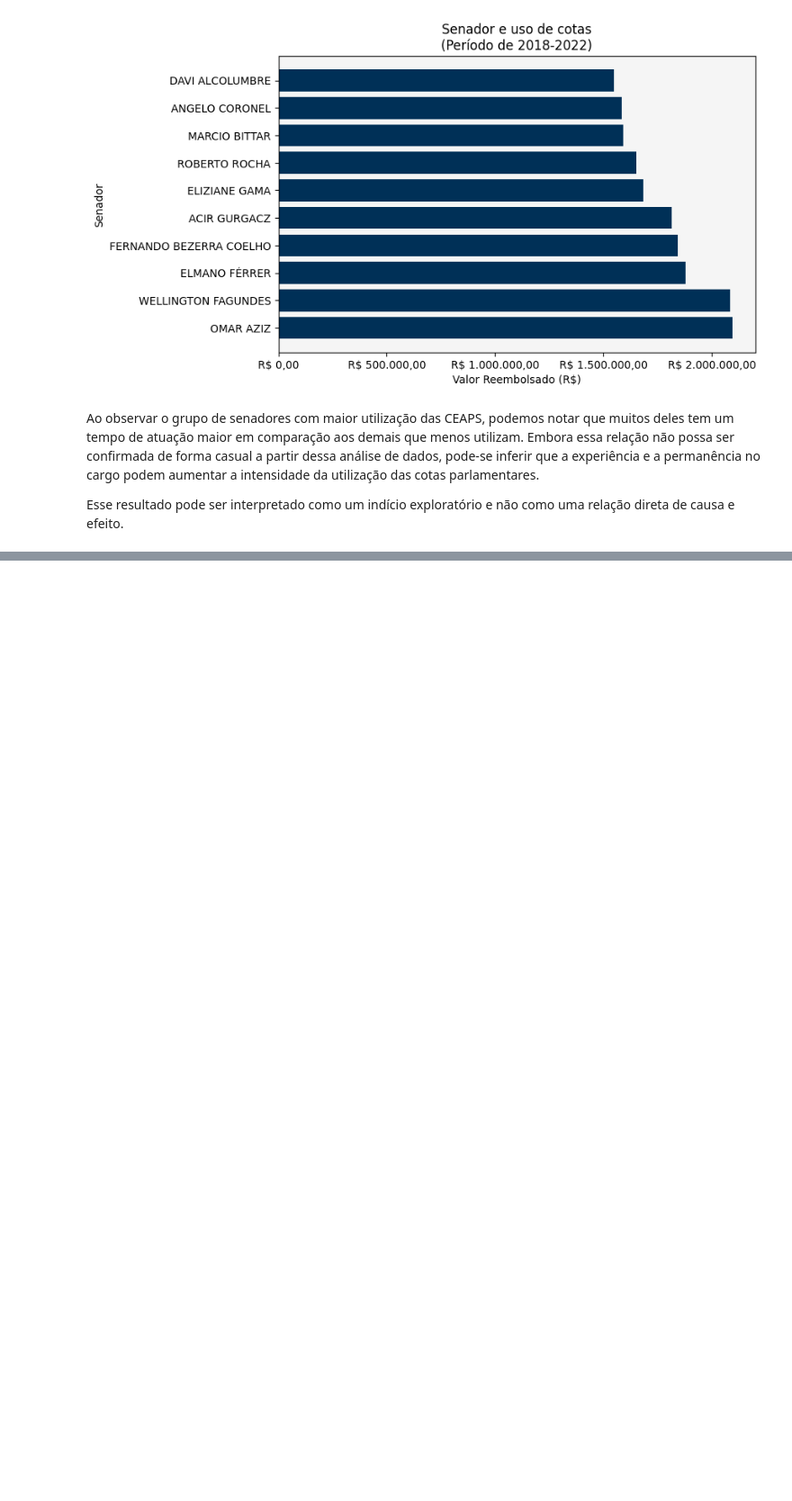
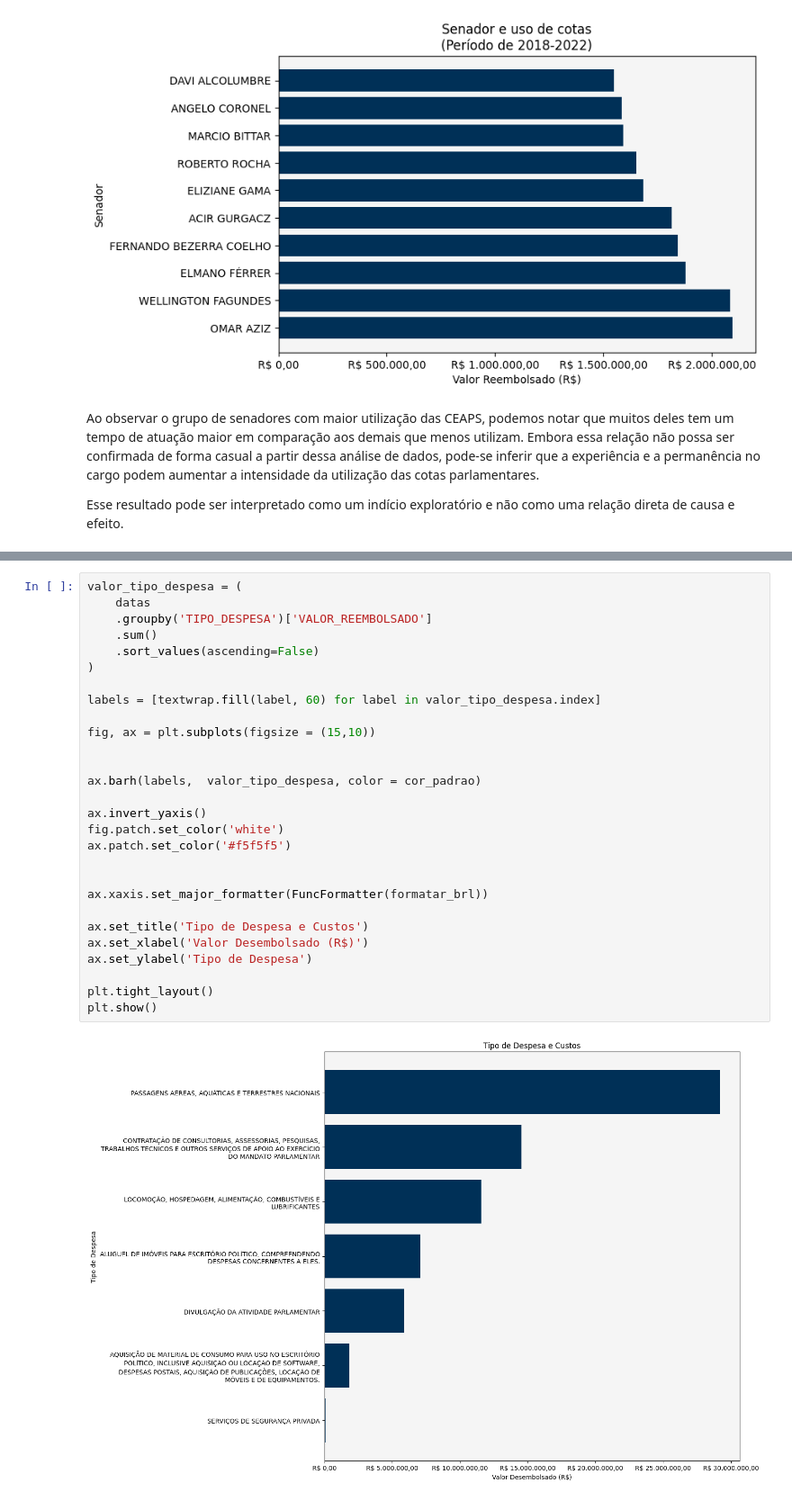
Before and after one commit to souhenriza/dados_ceaps, a Jupyter notebook: notebooks/datavisualization.ipynb, the cells around one changed output, grey strips where cells are left out. Shown at 90% size. Cells and saved outputs as stored; diff of their text form; blank space fills up the shorter version.

```diff
--- a/notebooks/datavisualization.ipynb
+++ b/notebooks/datavisualization.ipynb
@@ -173,0 +187,30 @@ Index(['ANO', 'MES', 'SENADOR', 'TIPO_DESPESA', 'CNPJ_CPF', 'FORNECEDOR',
+# %%
+valor_tipo_despesa = (
+    datas
+    .groupby('TIPO_DESPESA')['VALOR_REEMBOLSADO']
+    .sum()
+    .sort_values(ascending=False)
+)
+
+labels = [textwrap.fill(label, 60) for label in valor_tipo_despesa.index]
+
+fig, ax = plt.subplots(figsize = (15,10))
+
+
+ax.barh(labels,  valor_tipo_despesa, color = cor_padrao)
+
+ax.invert_yaxis()
+fig.patch.set_color('white')
+ax.patch.set_color('#f5f5f5')
+
+
+ax.xaxis.set_major_formatter(FuncFormatter(formatar_brl))
+
+ax.set_title('Tipo de Despesa e Custos')
+ax.set_xlabel('Valor Desembolsado (R$)')
+ax.set_ylabel('Tipo de Despesa')
+
+plt.tight_layout()
+plt.show()
+# %% [output]
+[figure, added]
```
Also changed, not shown: parts of 6 cells of this notebook.
